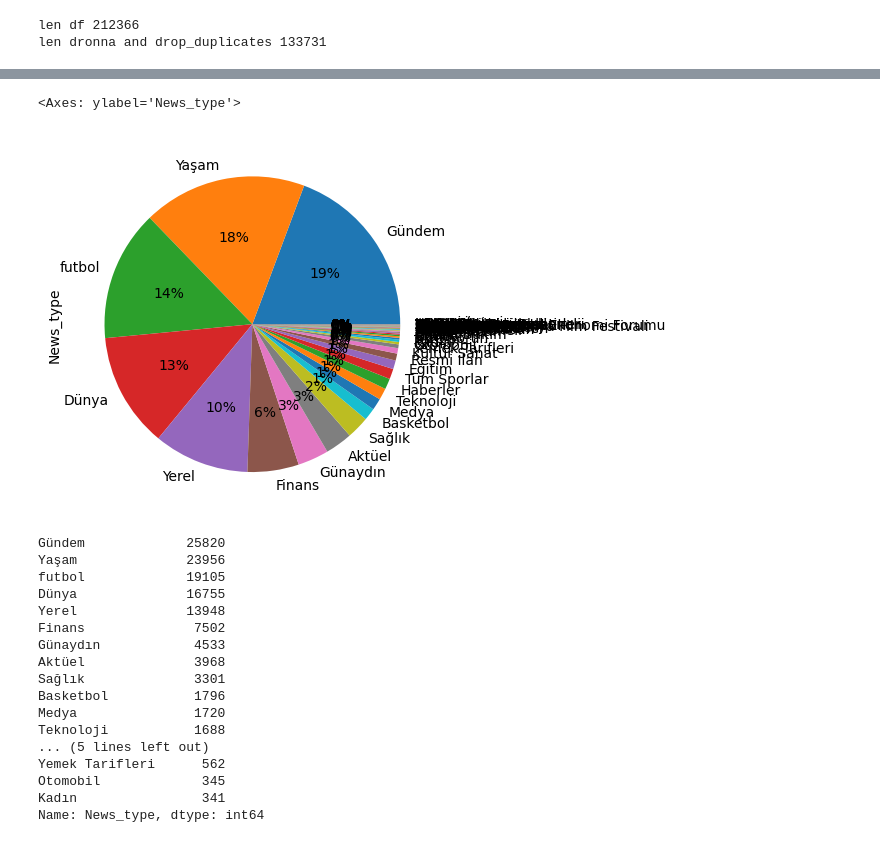
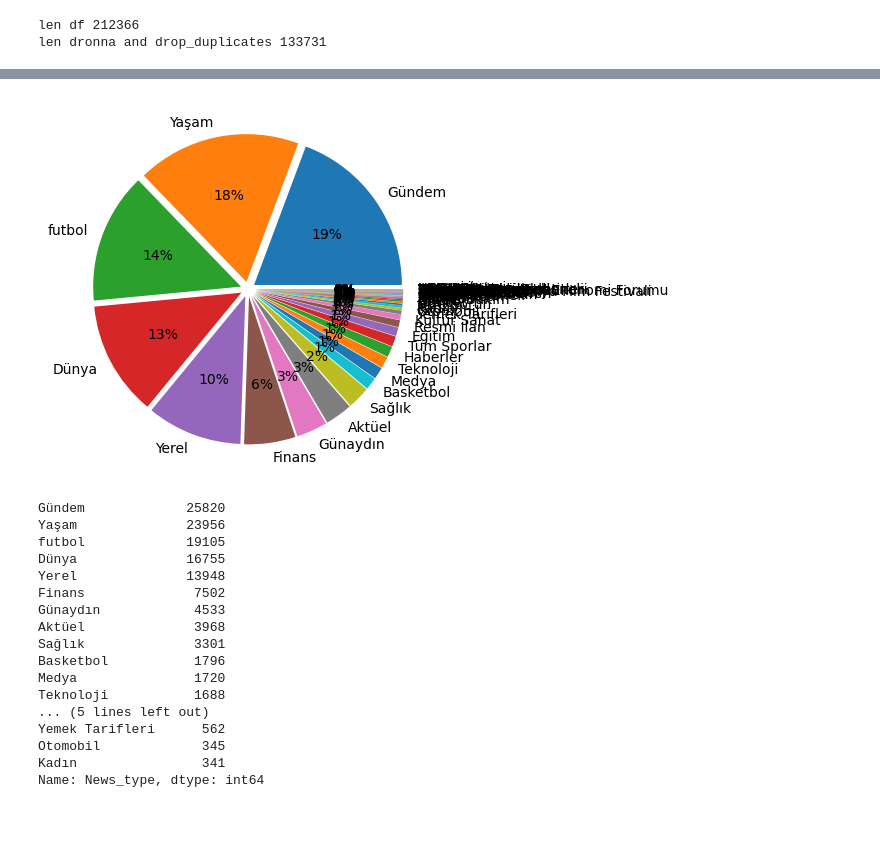
Before and after one commit to satilmiskabasakal0/NewsGeneration-NLP-, a Jupyter notebook: Preprocess-Data/preprocessing.ipynb, the cells around one changed output, grey strips where cells are left out. Cells and saved outputs as stored; diff of their text form; code cells hidden in the pictures.

```diff
--- a/Preprocess-Data/preprocessing.ipynb
+++ b/Preprocess-Data/preprocessing.ipynb
@@ -127,11 +135,10 @@ finans_categories = [
 ]
 
 df['News_type'] = df['News_type'].apply(categorize_news_type, types_list=finans_categories, return_type="Finans")
-# %%
-df.News_type.value_counts().plot(kind='pie', autopct='%1.f%%')
-# %% [output]
-<Axes: ylabel='News_type'>
-[figure, removed]
+# %%
+plot_type(df['News_type'], explode=0.05)
+# %% [output]
+[figure, added]
 # %%
 def show_news_types(index):
     return df['News_type'].value_counts()[index:index+20]
```
Also changed, not shown: parts of 5 cells of this notebook.
